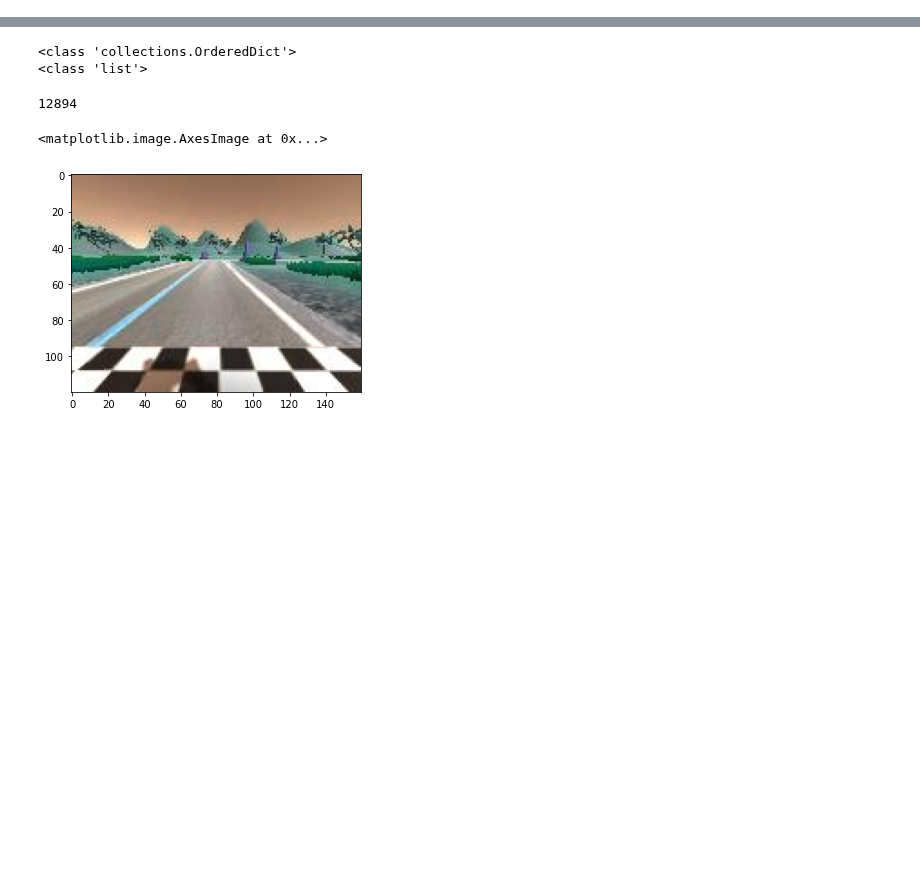
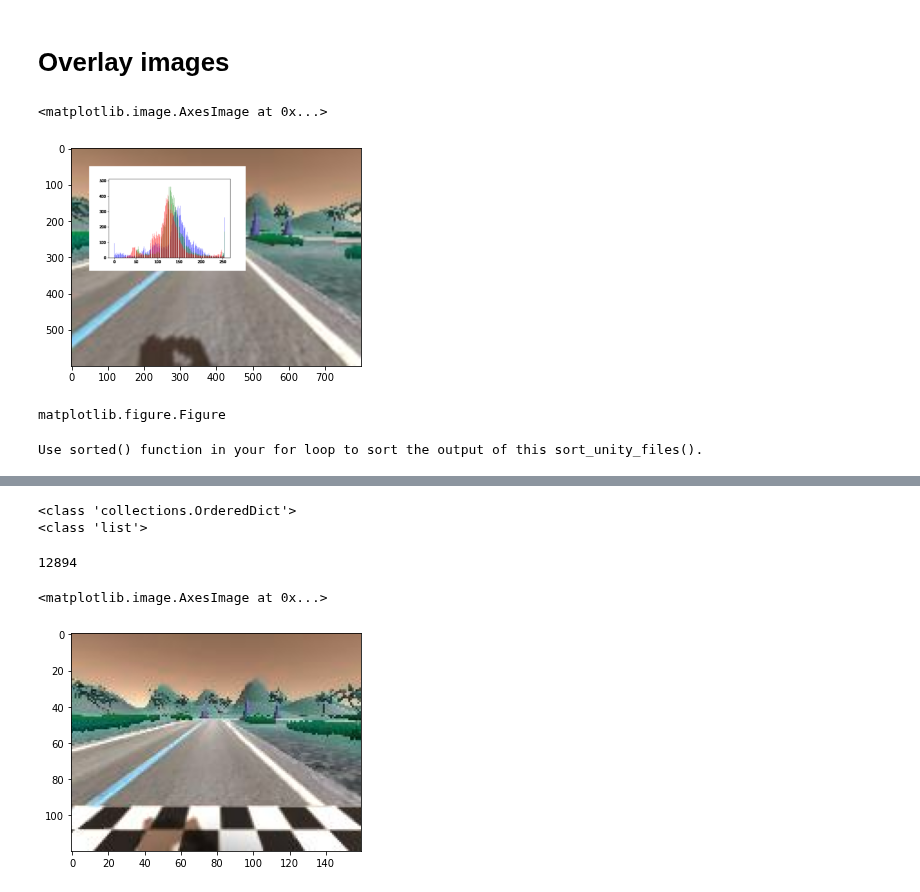
Before and after one commit to dsikar/sdsandbox, a Jupyter notebook: src/utils/utils.ipynb, the cells around one changed output, grey strips where cells are left out. Drawn from its saved outputs; the diff is of its cells as text; code cells hidden in the pictures; blank space fills up the shorter version.

```diff
--- a/src/utils/utils.ipynb
+++ b/src/utils/utils.ipynb
@@ -50,3 +182,16 @@ def sort_unity_files(path, mask):
+# %% [markdown]
+# Overlay images
+# %%
+img2 = cv2.imread("temp_plot.png")
+img3 = overlay_imgs(img2, img1)
+plt.imshow(img3)
+# %% [output]
+<matplotlib.image.AxesImage at 0x...>
+[figure, added]
+# %%
+type(np.asarray(myfig)
+# %% [output]
+matplotlib.figure.Figure
 # %%
 # TODO Finish writing this function, looping through fdict instead of current scheme
 # Goods-to-have plot RGB distribution on the video as it goes along
@@ -194,5 +332,17 @@ if __name__ == "__main__":
     # example
     # python MakeVideo.py --filename=/tmp/tcpflow.log --model=20201120184912_sanity.h5
+# %%
+# path = 'C:\\Users\\aczd097\\Downloads\\dataset\\unity\\log_sample\\subset_100\\'
+path = 'C:\\Users\\aczd097\\Downloads\\dataset\\unity\\log_sample\\subset\\'
+mask = '*.jpg'
+fdict = sort_unity_files(path, mask)
+# subset 100 images - should be quicker
+model = 'nvidia2'
+make_video(fdict, model, True) # saved as nvidia2.avi
+#for key in sorted(fdict):
+#    print(fdict[key])
+# %% [output]
+Use sorted() function in your for loop to sort the output of this sort_unity_files().
 # %%
 import os
 import sys
```
Also changed, not shown: parts of 9 cells of this notebook, 2 other files.
